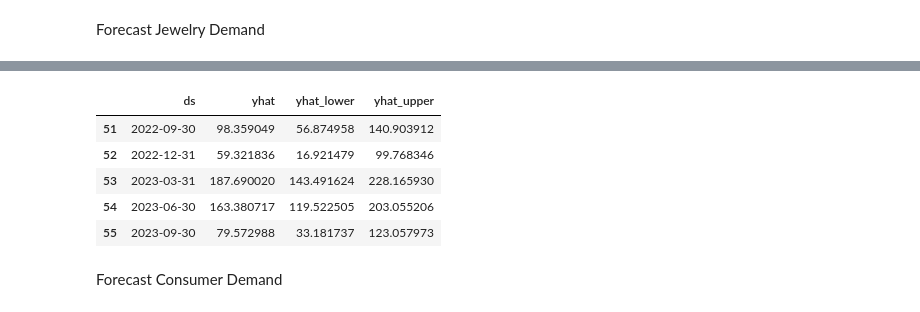
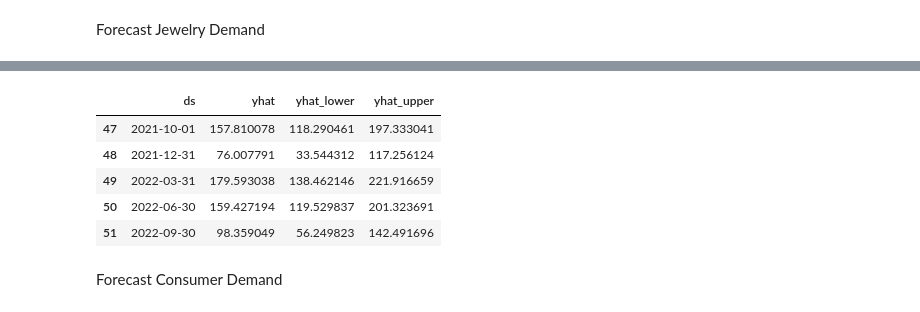
Before and after one commit to SRBaxla/gold_forecasting, a Jupyter notebook: Project.ipynb, the cells around one changed output, grey strips where cells are left out. Drawn from its saved outputs; the diff is of its cells as text; code cells hidden in the pictures.

```diff
--- a/Project.ipynb
+++ b/Project.ipynb
@@ -56,6 +54,8 @@ data.head()
 | 4 | Q*1 | 198.8 | 20,176.3 | 298.8 | Q1 | 2011 | ... |
 # %% [markdown]
 Forecast Jewelry Demand
+# %%
+periods=4
 # %%
 from prophet import Prophet
 
@@ -64,7 +64,7 @@ model_jewelry = Prophet()
 model_jewelry.fit(data[['ds', 'jewelry_demand']].rename(columns={'jewelry_demand': 'y'}))
 
 # Create future dataframe
-future_jewelry = model_jewelry.make_future_dataframe(periods=8, freq='Q')
+future_jewelry = model_jewelry.make_future_dataframe(periods=periods, freq='Q')
 
 # Predict future jewelry demand
 forecast_jewelry = model_jewelry.predict(future_jewelry)
@@ -77,9 +77,9 @@ forecast_jewelry[['ds', 'yhat', 'yhat_lower', 'yhat_upper']].tail()
 |  | ds | yhat | yhat_lower | yhat_upper |
-| 51 | 2022-09-30 | 98.359049 | 56.874958 | 140.903912 |
-| 52 | 2022-12-31 | 59.321836 | 16.921479 | 99.768346 |
-| 53 | 2023-03-31 | 187.690020 | 143.491624 | 228.165930 |
-| 54 | 2023-06-30 | 163.380717 | 119.522505 | 203.055206 |
-| 55 | 2023-09-30 | 79.572988 | 33.181737 | 123.057973 |
+| 47 | 2021-10-01 | 157.810078 | 118.290461 | 197.333041 |
+| 48 | 2021-12-31 | 76.007791 | 33.544312 | 117.256124 |
+| 49 | 2022-03-31 | 179.593038 | 138.462146 | 221.916659 |
+| 50 | 2022-06-30 | 159.427194 | 119.529837 | 201.323691 |
+| 51 | 2022-09-30 | 98.359049 | 56.249823 | 142.491696 |
 # %% [markdown]
 Forecast Consumer Demand
 # %%
```
Also changed, not shown: parts of 5 cells of this notebook.
